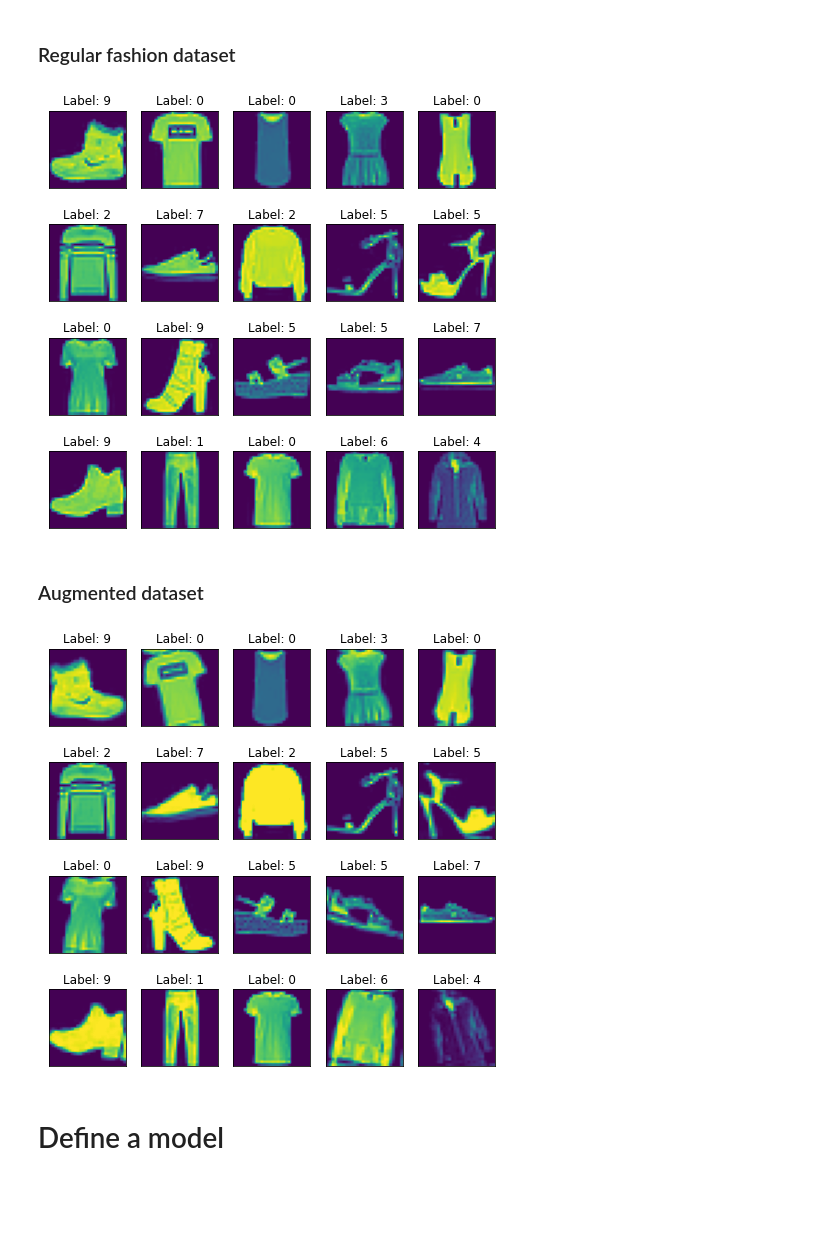
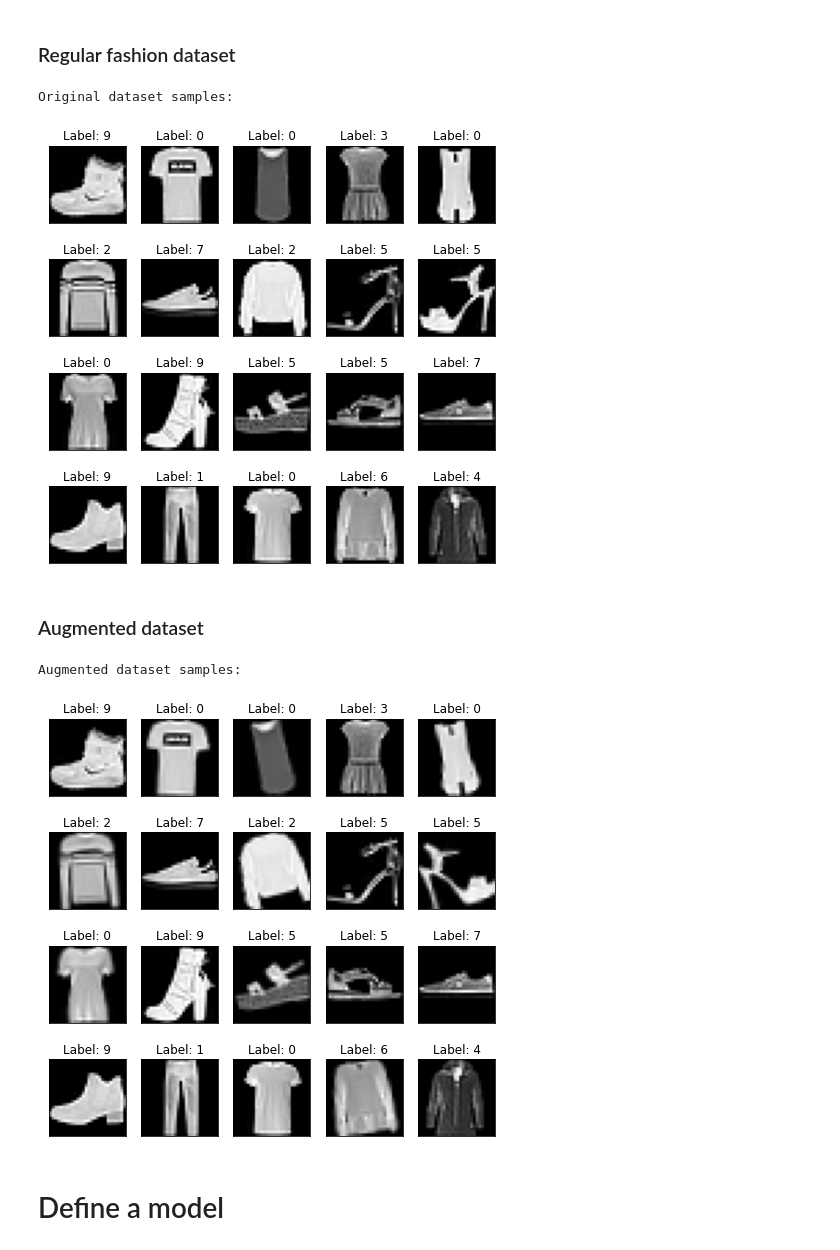
Before and after one commit to eshcharc/ai-academy-project-2, a Jupyter notebook: project-fashion-mnist.ipynb, the cells around one changed output. Drawn from its saved outputs; the diff is of its cells as text; code cells hidden in the pictures; blank space fills up the shorter version.

Commit message:
fix: augmented dataset

```diff
--- a/project-fashion-mnist.ipynb
+++ b/project-fashion-mnist.ipynb
@@ -40,13 +39,14 @@ First we download the dataset, then we enrich it by adding an augmented version
 # %%
 import albumentations as A
 from class_names import class_names
+import cv2
 
 (x_train, y_train), (x_test, y_test) = fashion_mnist.load_data()
 
 transform = A.Compose([
-    A.RandomBrightnessContrast(brightness_limit=0.2, contrast_limit=0.2, p=1.0),
+    # A.RandomBrightnessContrast(brightness_limit=0.1, contrast_limit=0.1, p=1.0),
     A.HorizontalFlip(p=0.5),
-    A.Rotate(limit=(-15, 15))
+    A.Rotate(limit=(-15, 15), border_mode=cv2.BORDER_CONSTANT)
 ])
 
 X_train_augmented = np.copy(x_train)
@@ -74,24 +74,28 @@ Shape of y_test:  (10000,)
 # %% [markdown]
 ### Regular fashion dataset
 # %%
+print('Original dataset samples:')
 fig = plt.figure(figsize=(8, 8))
 fig.clear()
 for i in range(20):
     ax = fig.add_subplot(4, 5, i+1, xticks=[], yticks=[])
-    ax.imshow(x_train[i])
+    ax.imshow(x_train[i], cmap="gray")
     ax.set_title(f"Label: {y_train_augmented[i]}")
 # %% [output]
+Original dataset samples:
-[figure, old version]
+[figure, new version]
 # %% [markdown]
 ### Augmented dataset
 # %%
+print('Augmented dataset samples:')
 fig = plt.figure(figsize=(8, 8))
 for i in range(20):
     ax = fig.add_subplot(4, 5, i+1, xticks=[], yticks=[])
-    ax.imshow(X_train_augmented[i])
+    ax.imshow(X_train_augmented[i], cmap="gray")
     ax.set_title(f"Label: {y_train_augmented[i]}")
 # %% [output]
+Augmented dataset samples:
-[figure, old version]
+[figure, new version]
 # %% [markdown]
 # Define a model
 # %% [markdown]
```
Also changed, not shown: parts of 7 cells of this notebook.
